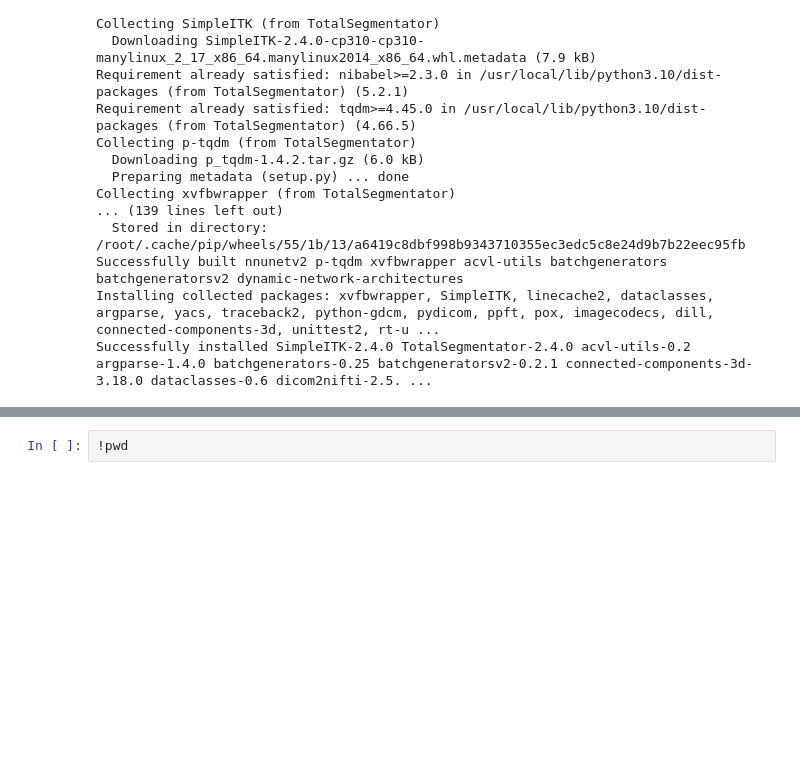
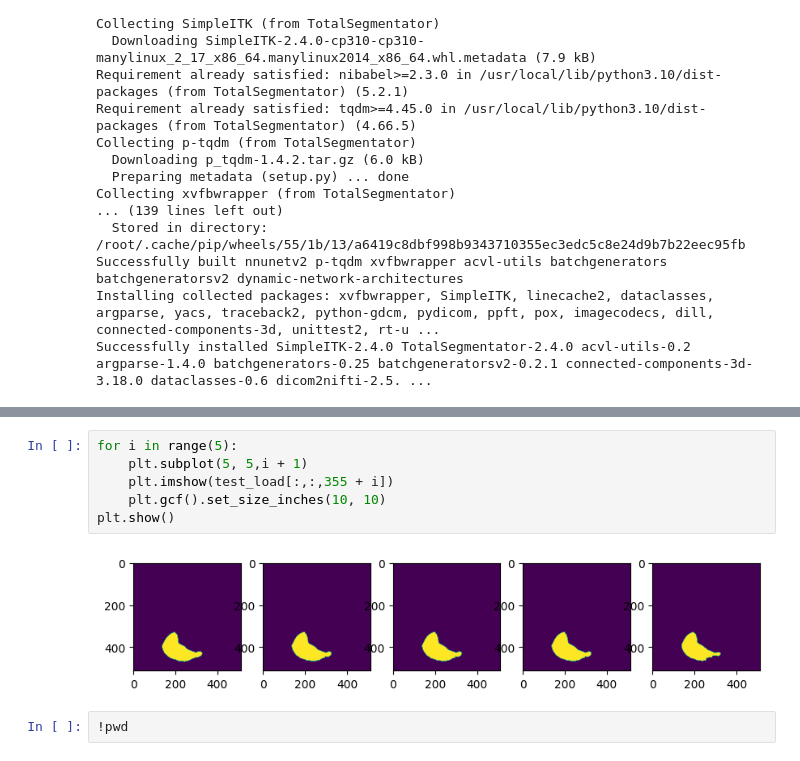
Before and after one commit to ayyucedemirbas/Medical_Img_Seg, a Jupyter notebook: TotalSegmentator.ipynb, the cells around one changed output, grey strips where cells are left out. Saved outputs shown, nothing was run; the diff lists cells and outputs as text; blank space fills up the shorter version.

```diff
--- a/TotalSegmentator.ipynb
+++ b/TotalSegmentator.ipynb
@@ -26,3 +88,11 @@ from totalsegmentator.python_api import totalsegmentator
+# %%
+for i in range(5):
+    plt.subplot(5, 5,i + 1)
+    plt.imshow(test_load[:,:,355 + i])
+    plt.gcf().set_size_inches(10, 10)
+plt.show()
+# %% [output]
+[figure, added]
 # %%
 !pwd
 # %% [output]
```
Also changed, not shown: parts of 9 cells of this notebook.
